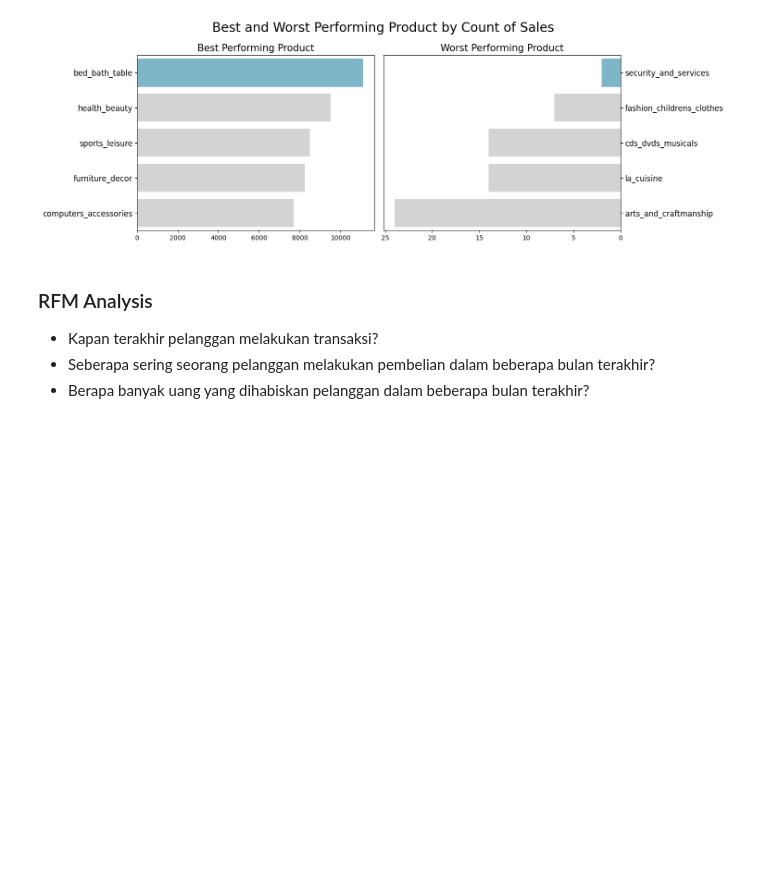
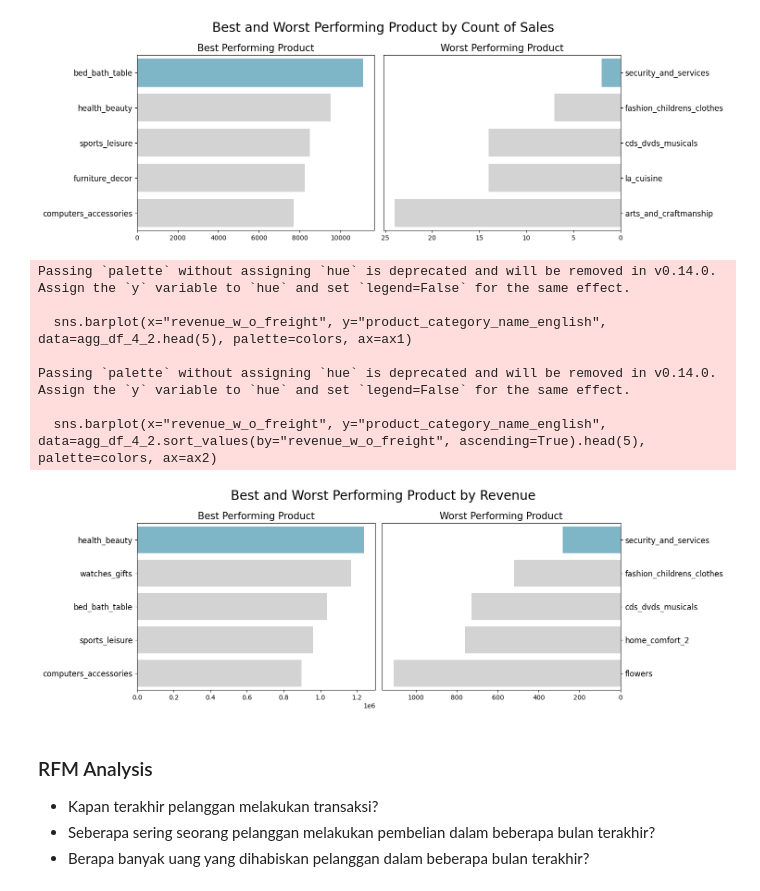
Before and after one commit to nairkivm/e-commerce-public-data-project, a Jupyter notebook: Proyek_Analisis_Data.ipynb, the cells around one changed output. Drawn from its saved outputs; the diff is of its cells as text; code cells hidden in the pictures; blank space fills up the shorter version.

```diff
--- a/Proyek_Analisis_Data.ipynb
+++ b/Proyek_Analisis_Data.ipynb
@@ -789,6 +789,59 @@ Passing `palette` without assigning `hue` is deprecated and will be removed in v
 
   sns.barplot(x="product_count", y="product_category_name_english", data=agg_df_4_1.sort_values(by="product_count", ascending=True).head(5), palette=colors, ax=ax2)
 [figure]
+# %%
+# Aggregate the data
+agg_df_4_2 = (
+    df
+    .groupby(['product_category_name_english'])
+    .agg({
+        'price': 'sum'
+    })
+    .sort_values(by='price', ascending=False)
+    .reset_index()
+    .rename(columns={'price':'revenue_w_o_freight'})
+)
+
+agg_df_4_2.head()
+
+# Visualize the data
+## Create figure and subplots
+fig, (ax1, ax2) = plt.subplots(1, 2, figsize=(15, 5))
+
+colors = ["#72BCD4", "#D3D3D3", "#D3D3D3", "#D3D3D3", "#D3D3D3"]
+
+sns.barplot(x="revenue_w_o_freight", y="product_category_name_english", data=agg_df_4_2.head(5), palette=colors, ax=ax1)
+ax1.set_ylabel(None)
+ax1.set_xlabel(None)
+ax1.set_title("Best Performing Product", loc="center", fontsize=15)
+ax1.tick_params(axis ='y', labelsize=12)
+
+
+sns.barplot(x="revenue_w_o_freight", y="product_category_name_english", data=agg_df_4_2.sort_values(by="revenue_w_o_freight", ascending=True).head(5), palette=colors, ax=ax2)
+ax2.set_ylabel(None)
+ax2.set_xlabel(None)
+ax2.invert_xaxis()
+ax2.yaxis.set_label_position("right")
+ax2.yaxis.tick_right()
+ax2.set_title("Worst Performing Product", loc="center", fontsize=15)
+ax2.tick_params(axis ='y', labelsize=12)
+
+plt.suptitle("Best and Worst Performing Product by Revenue", fontsize=20)
+
+## Adjust layout to prevent overlap
+plt.tight_layout()
+
+## Show plot
+plt.show()
+# %% [output]
+Passing `palette` without assigning `hue` is deprecated and will be removed in v0.14.0. Assign the `y` variable to `hue` and set `legend=False` for the same effect.
+
+  sns.barplot(x="revenue_w_o_freight", y="product_category_name_english", data=agg_df_4_2.head(5), palette=colors, ax=ax1)
+
+Passing `palette` without assigning `hue` is deprecated and will be removed in v0.14.0. Assign the `y` variable to `hue` and set `legend=False` for the same effect.
+
+  sns.barplot(x="revenue_w_o_freight", y="product_category_name_english", data=agg_df_4_2.sort_values(by="revenue_w_o_freight", ascending=True).head(5), palette=colors, ax=ax2)
+[figure, added]
 # %% [markdown]
 ### RFM Analysis
 - Kapan terakhir pelanggan melakukan transaksi?
```
Also changed, not shown: parts of 30 cells of this notebook.
